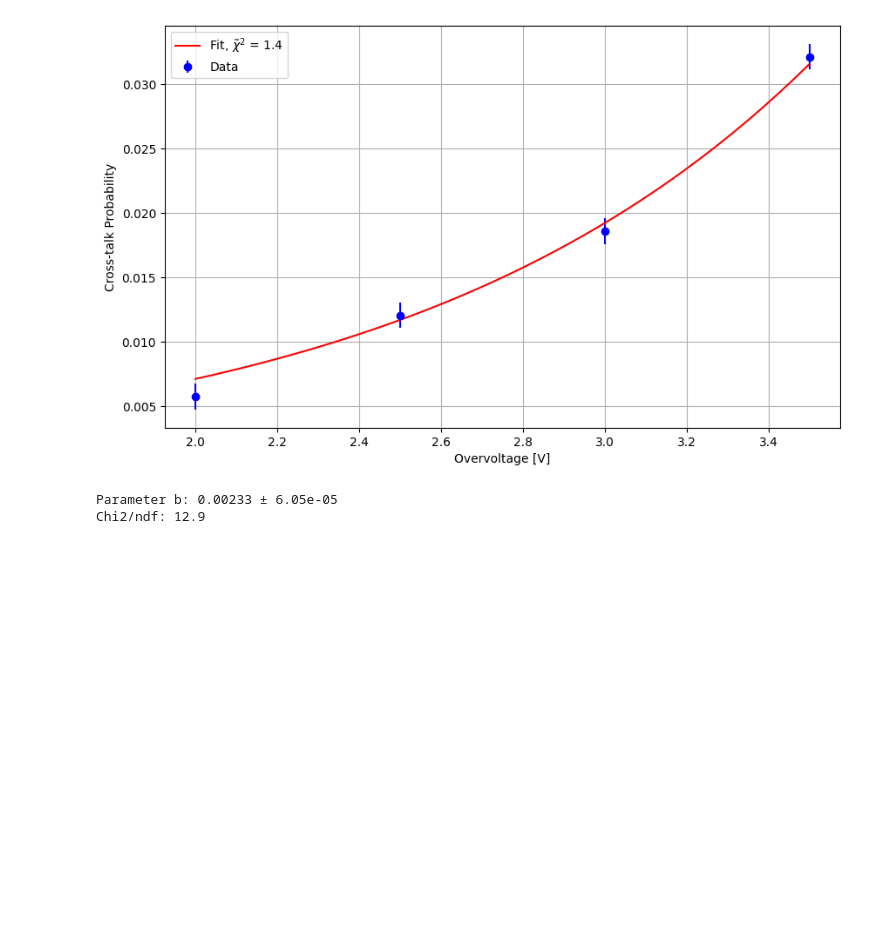
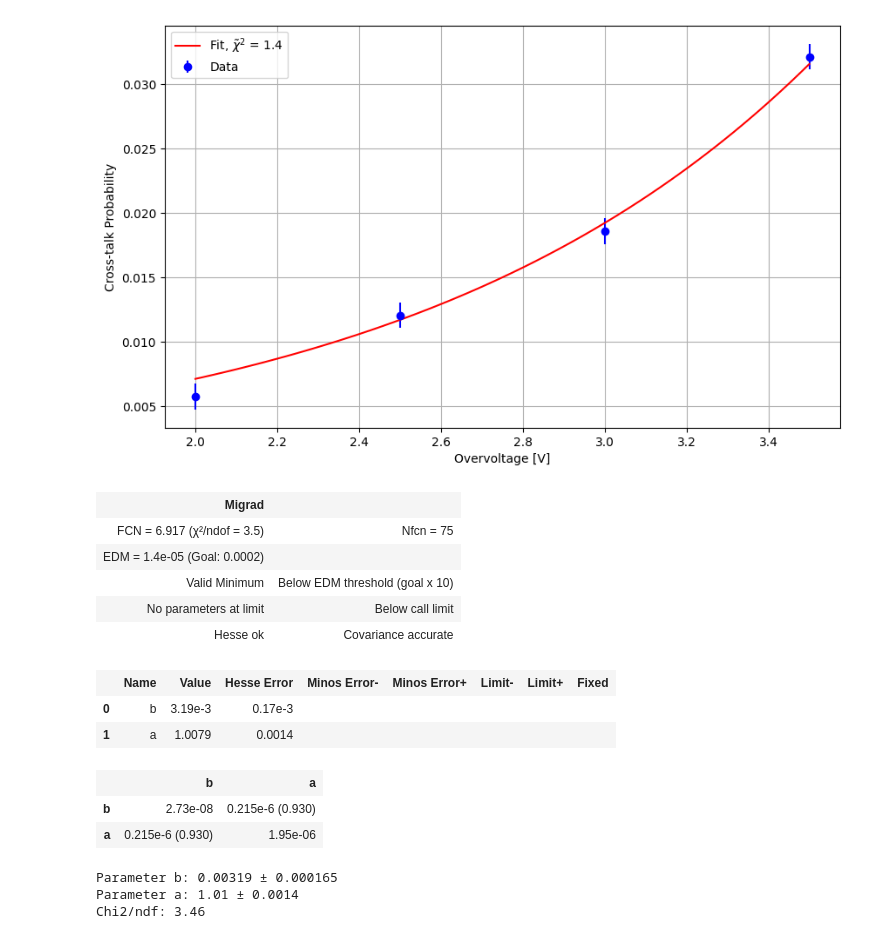
Before and after one commit to Pavar0tty/Laboratorio_SiPM, a Jupyter notebook: Analisi/Parte 1/Analisi Dark_Ladder/Analisi_Staircase.ipynb, the cells around one changed output. Drawn from its saved outputs; the diff is of its cells as text; code cells hidden in the pictures; blank space fills up the shorter version.

```diff
--- a/Analisi/Parte 1/Analisi Dark_Ladder/Analisi_Staircase.ipynb
+++ b/Analisi/Parte 1/Analisi Dark_Ladder/Analisi_Staircase.ipynb
@@ -126,19 +144,32 @@ plt.show()
 # %% [output]
 [figure]
 # %%
-def exp_squared (x, b):
-    return (1 - np.exp(-b*(x -vbr)**2 ))
+def exp_squared (x, b, a):
+    return (1 - a *np.exp(-b*(x)**2 ))
 
-pars2, vals2, ers2, *other2 = LS_fit(x, y, yer, exp_squared, b=0.0005, disp=0)
+pars2, vals2, ers2, *other2 = LS_fit(x - vbr, y, yer, exp_squared, b=1, a = 1, disp=1)
 
 for i in range(len(pars2)):
     print(f"Parameter {pars2[i]}: {vals2[i]:.3g} ± {ers2[i]:.3g}")
 
 c2r2 = other2[2] / other2[1]
 print(f"Chi2/ndf: {c2r2:.3g}")
 # %% [output]
+| Migrad |  |
+| FCN = 6.917 (χ²/ndof = 3.5) | Nfcn = 75 |
+| EDM = 1.4e-05 (Goal: 0.0002) |  |
+| Valid Minimum | Below EDM threshold (goal x 10) |
+| No parameters at limit | Below call limit |
+| Hesse ok | Covariance accurate |
+|  | Name | Value | Hesse Error | Minos Error- | Minos Error+ | Limit- | Limit+ | Fixed |
+| 0 | b | 3.19e-3 | 0.17e-3 |  |  |  |  |  |
+| 1 | a | 1.0079 | 0.0014 |  |  |  |  |  |
+|  | b | a |
+| b | 2.73e-08 | 0.215e-6 (0.930) |
+| a | 0.215e-6 (0.930) | 1.95e-06 |
-Parameter b: 0.00233 ± 6.05e-05
-Chi2/ndf: 12.9
+Parameter b: 0.00319 ± 0.000165
+Parameter a: 1.01 ± 0.0014
+Chi2/ndf: 3.46
 # %%
 t = np.linspace(54, 55.5, 100)
 plt.figure(figsize=(10, 6))
```
Also changed, not shown: parts of 4 cells of this notebook, 1 other file.
